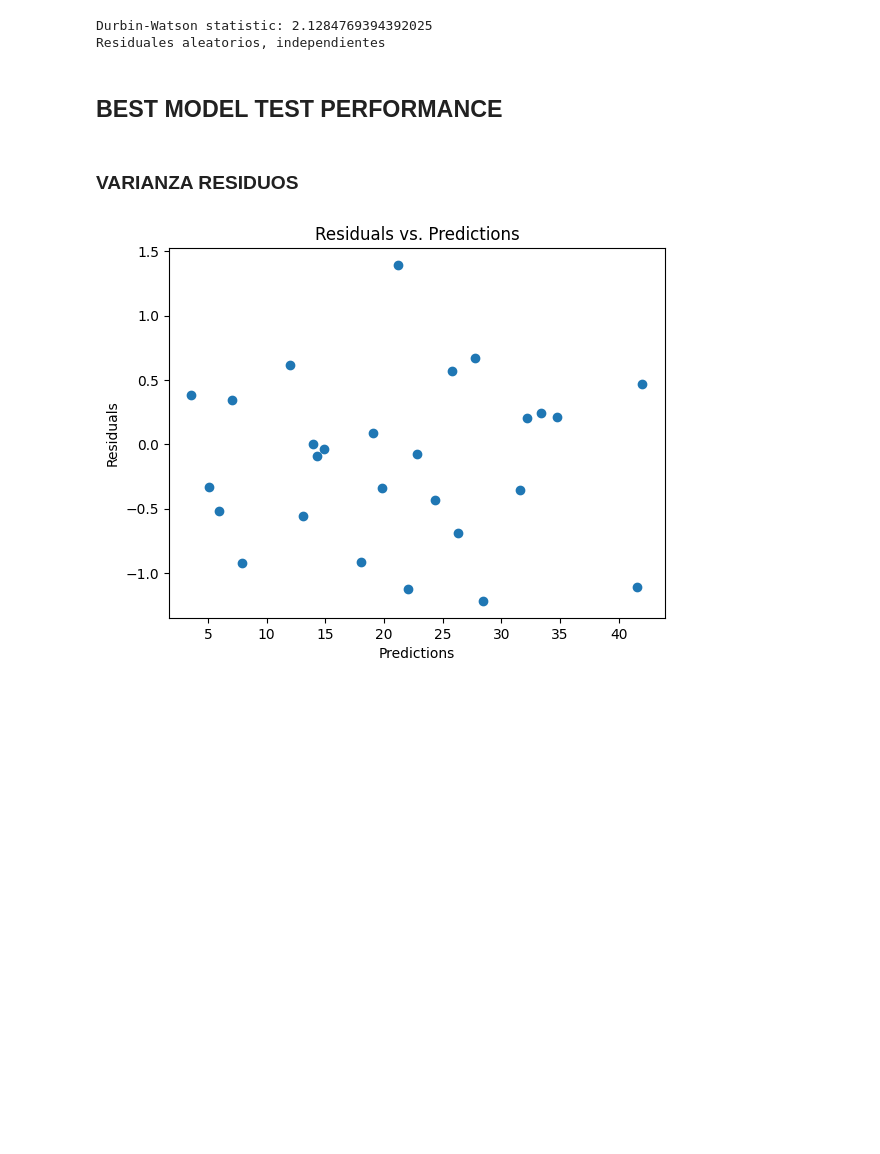
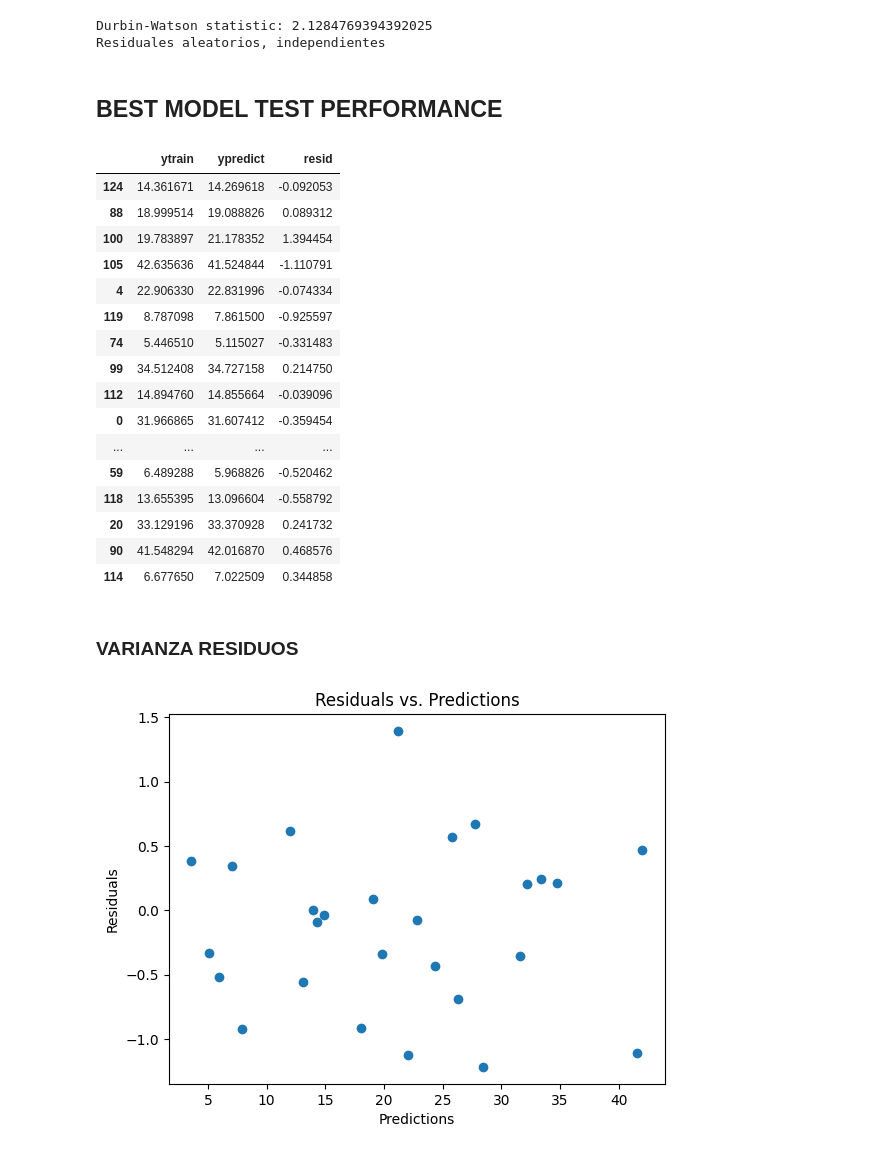
Before and after one commit to lllerena2/ma-final-project, a Jupyter notebook: eda/EDA_ROD_ANCO.ipynb, the cells around one changed output. Saved outputs shown, nothing was run; the diff lists cells and outputs as text; code cells hidden in the pictures; blank space fills up the shorter version.

```diff
--- a/eda/EDA_ROD_ANCO.ipynb
+++ b/eda/EDA_ROD_ANCO.ipynb
@@ -262,6 +262,27 @@ result = pd.DataFrame({
   'ypredict': best_model.predict(Xtest)
 })
 result['resid'] = result['ypredict'] - result['ytrain']
+# %%
+best_model.score(Xtest, ytest)
+result
+# %% [output]
+|  | ytrain | ypredict | resid |
+| 124 | 14.361671 | 14.269618 | -0.092053 |
+| 88 | 18.999514 | 19.088826 | 0.089312 |
+| 100 | 19.783897 | 21.178352 | 1.394454 |
+| 105 | 42.635636 | 41.524844 | -1.110791 |
+| 4 | 22.906330 | 22.831996 | -0.074334 |
+| 119 | 8.787098 | 7.861500 | -0.925597 |
+| 74 | 5.446510 | 5.115027 | -0.331483 |
+| 99 | 34.512408 | 34.727158 | 0.214750 |
+| 112 | 14.894760 | 14.855664 | -0.039096 |
+| 0 | 31.966865 | 31.607412 | -0.359454 |
+| ... | ... | ... | ... |
+| 59 | 6.489288 | 5.968826 | -0.520462 |
+| 118 | 13.655395 | 13.096604 | -0.558792 |
+| 20 | 33.129196 | 33.370928 | 0.241732 |
+| 90 | 41.548294 | 42.016870 | 0.468576 |
+| 114 | 6.677650 | 7.022509 | 0.344858 |
 # %% [markdown]
 ### VARIANZA RESIDUOS
 # %%
```
Also changed, not shown: parts of 5 cells of this notebook, 1 other file.
